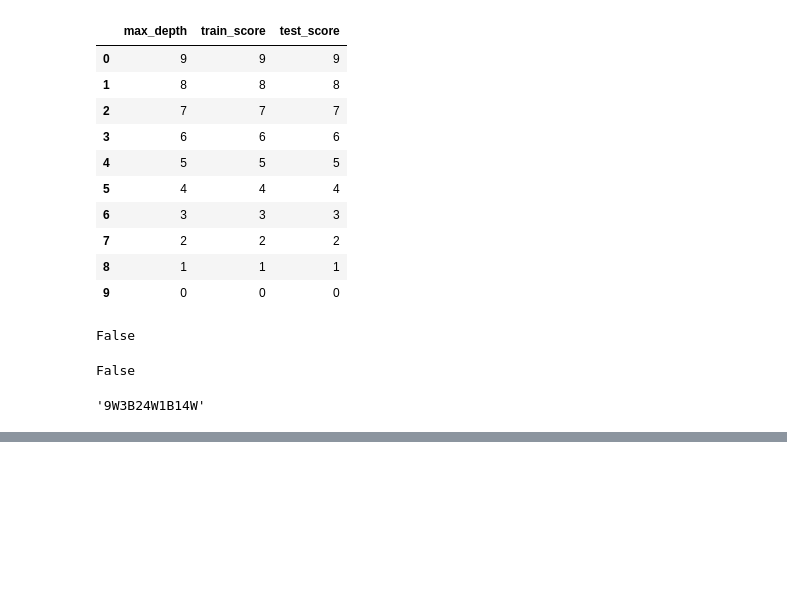
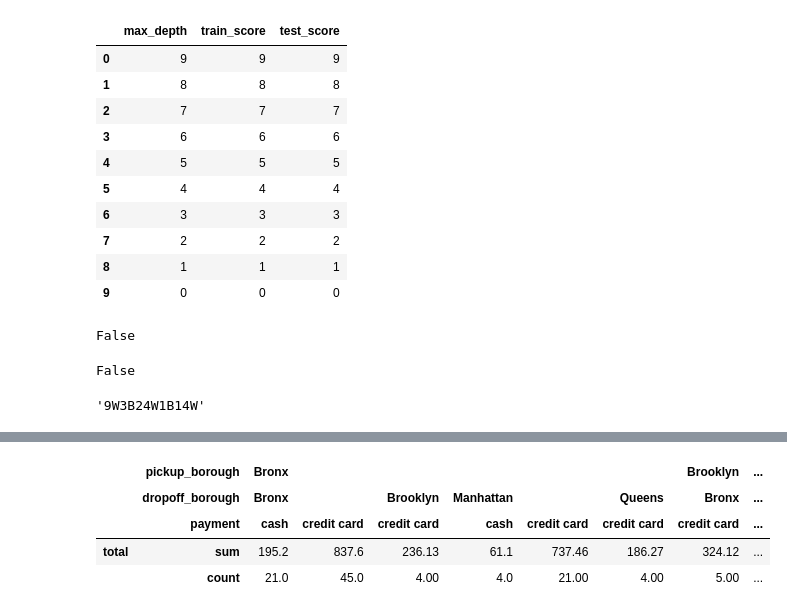
Before and after one commit to gbrs/ipython_notebook_probes, a Jupyter notebook: Probe.ipynb, the cells around one changed output, grey strips where cells are left out. Saved outputs shown, nothing was run; the diff lists cells and outputs as text; code cells hidden in the pictures; blank space fills up the shorter version.

```diff
--- a/Probe.ipynb
+++ b/Probe.ipynb
@@ -531,0 +542,10 @@ rle_encode('WWWWWWWWWBBBWWWWWWWWWWWWWWWWWWWWWWWWBWWWWWWWWWWWWWW')
+# %%
+df_total = df.groupby(['pickup_borough', 'dropoff_borough', 'payment']).agg({'total':['sum', 'count']}).T.copy()
+# %%
+df_total
+# %% [output]
+|  | pickup_borough | Bronx |  |  |  |  |  | Brooklyn | ... |
+|  | dropoff_borough | Bronx |  | Brooklyn | Manhattan |  | Queens | Bronx | ... |
+|  | payment | cash | credit card | credit card | cash | credit card | credit card | credit card | ... |
+| total | sum | 195.2 | 837.6 | 236.13 | 61.1 | 737.46 | 186.27 | 324.12 | ... |
+|  | count | 21.0 | 45.0 | 4.00 | 4.0 | 21.00 | 4.00 | 5.00 | ... |
```
Also changed, not shown: parts of 5 cells of this notebook.
